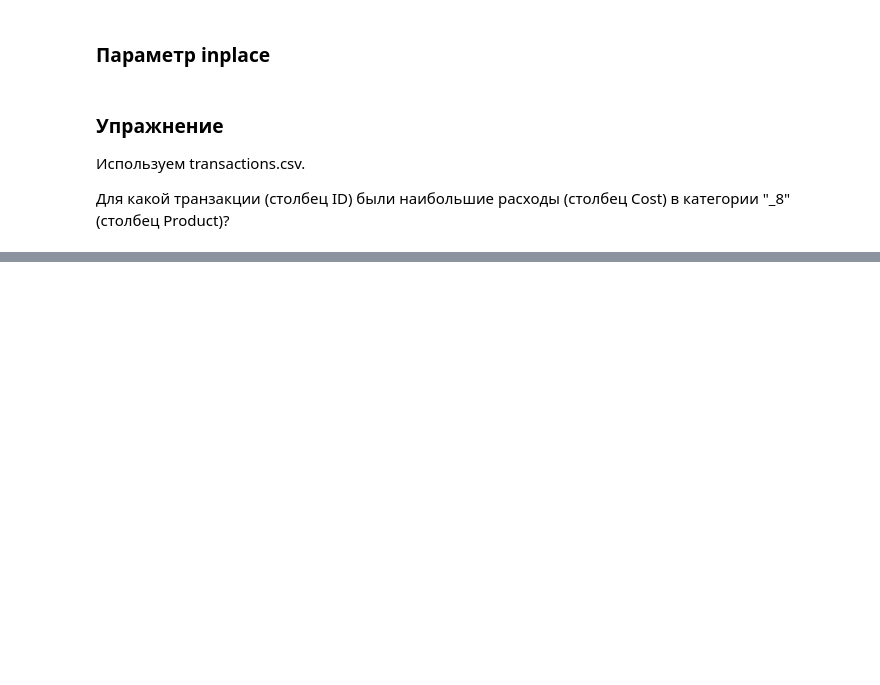
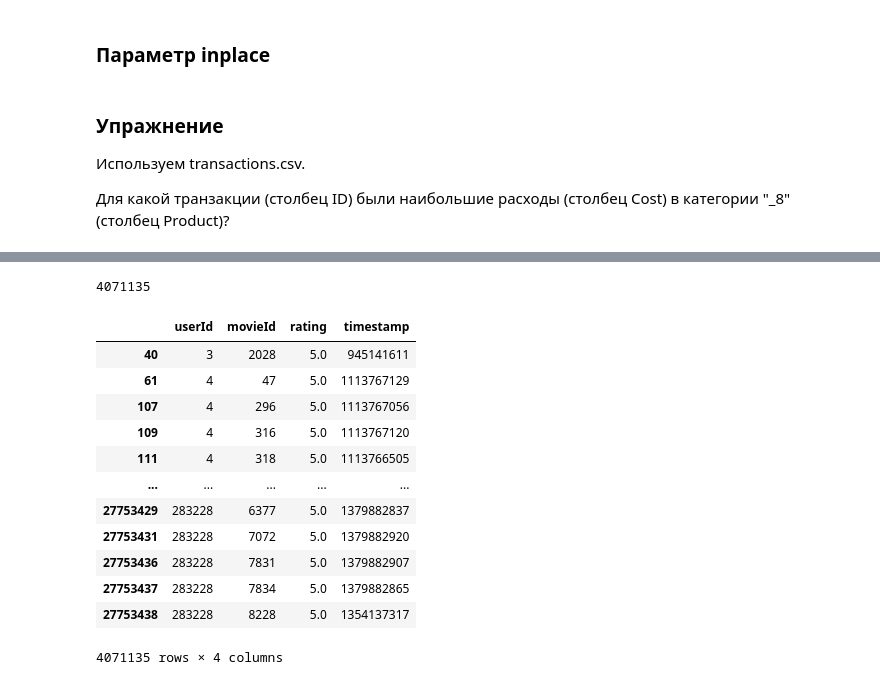
Before and after one commit to Rebeil/Python, a Jupyter notebook: 12.pandas/Python_12_pandas_basics.ipynb, the cells around one changed output, grey strips where cells are left out. Drawn from its saved outputs; the diff is of its cells as text; code cells hidden in the pictures; blank space fills up the shorter version.

```diff
--- a/12.pandas/Python_12_pandas_basics.ipynb
+++ b/12.pandas/Python_12_pandas_basics.ipynb
@@ -166,0 +535,3 @@ data.sort_values(by=['country', 'year', 'quantity'], ascending=[True, True, Fals
+# %%
+ratings = pd.read_csv('ratings.csv')
+ratings.head()
@@ -166,0 +559,20 @@ data.sort_values(by=['country', 'year', 'quantity'], ascending=[True, True, Fals
+# %%
+len(ratings[ratings['rating'] == 5.0 ])
+# %% [output]
+4071135
+# %%
+ratings[ratings['rating'] == 5.0 ]
+# %% [output]
+|  | userId | movieId | rating | timestamp |
+| 40 | 3 | 2028 | 5.0 | 945141611 |
+| 61 | 4 | 47 | 5.0 | 1113767129 |
+| 107 | 4 | 296 | 5.0 | 1113767056 |
+| 109 | 4 | 316 | 5.0 | 1113767120 |
+| 111 | 4 | 318 | 5.0 | 1113766505 |
+| ... | ... | ... | ... | ... |
+| 27753429 | 283228 | 6377 | 5.0 | 1379882837 |
+| 27753431 | 283228 | 7072 | 5.0 | 1379882920 |
+| 27753436 | 283228 | 7831 | 5.0 | 1379882907 |
+| 27753437 | 283228 | 7834 | 5.0 | 1379882865 |
+| 27753438 | 283228 | 8228 | 5.0 | 1354137317 |
+4071135 rows × 4 columns
```
Also changed, not shown: parts of 73 cells of this notebook, 1 other file.
